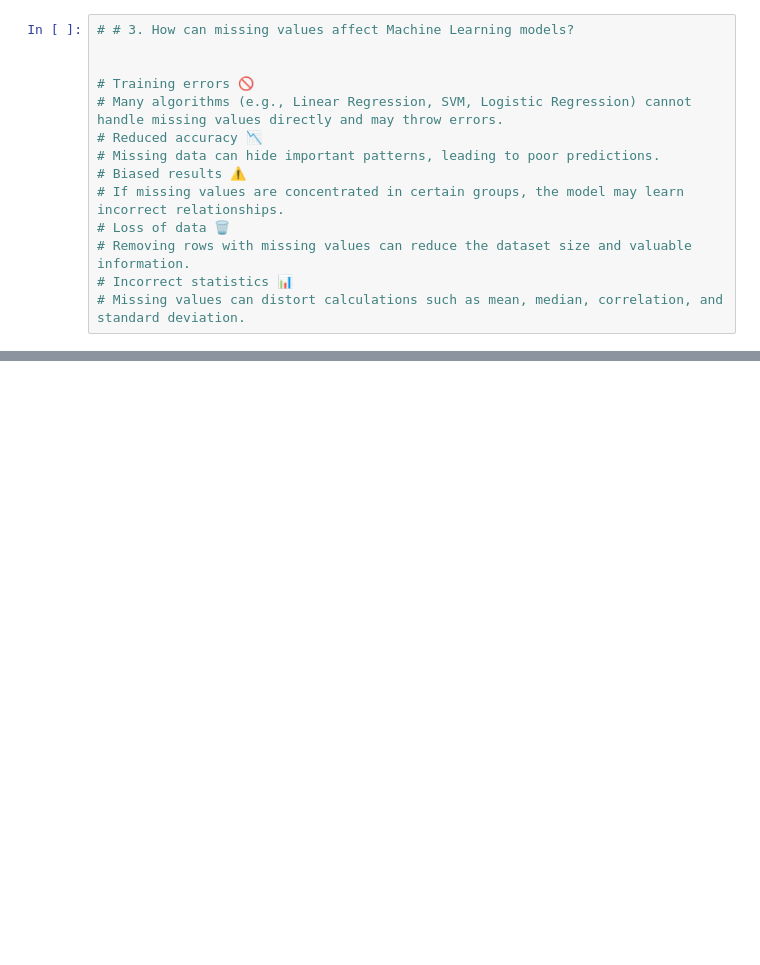
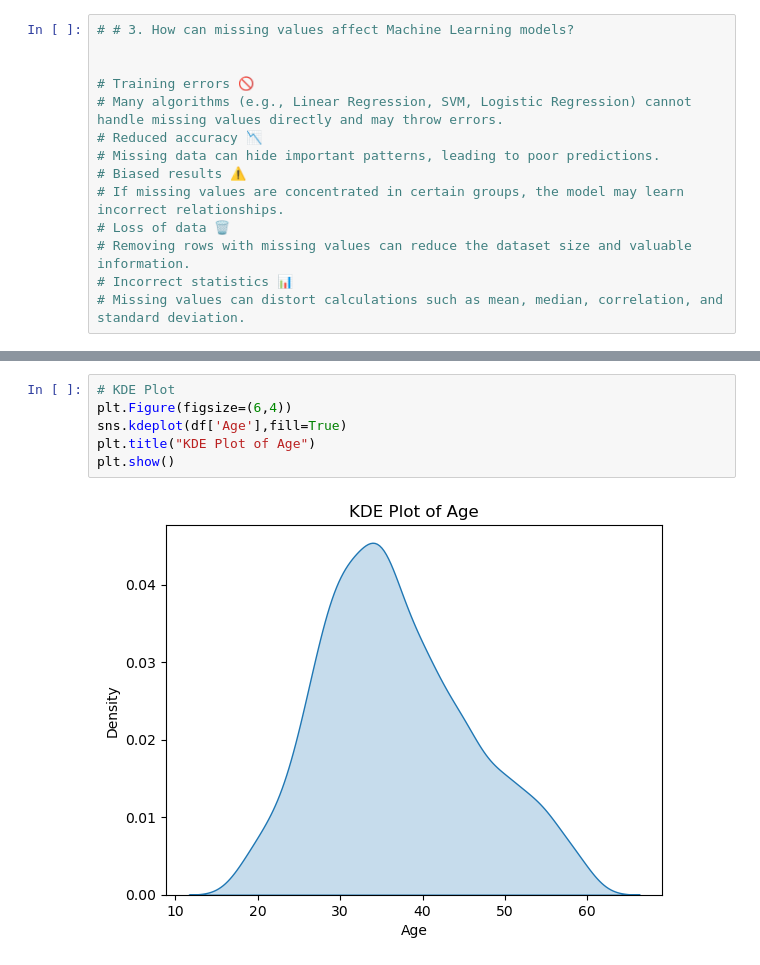
Before and after one commit to pritamsingh3/EDA-IBM-PROJECT, a Jupyter notebook: ibm project.ipynb, the cells around one changed output, grey strips where cells are left out. Drawn from its saved outputs; the diff is of its cells as text; blank space fills up the shorter version.

```diff
--- a/ibm project.ipynb
+++ b/ibm project.ipynb
@@ -304,0 +750,8 @@ Index(['Age', 'Attrition', 'BusinessTravel', 'DailyRate', 'Department',
+# %%
+# KDE Plot
+plt.Figure(figsize=(6,4))
+sns.kdeplot(df['Age'],fill=True)
+plt.title("KDE Plot of Age")
+plt.show()
+# %% [output]
+[figure, added]
```
Also changed, not shown: parts of 48 cells of this notebook.
